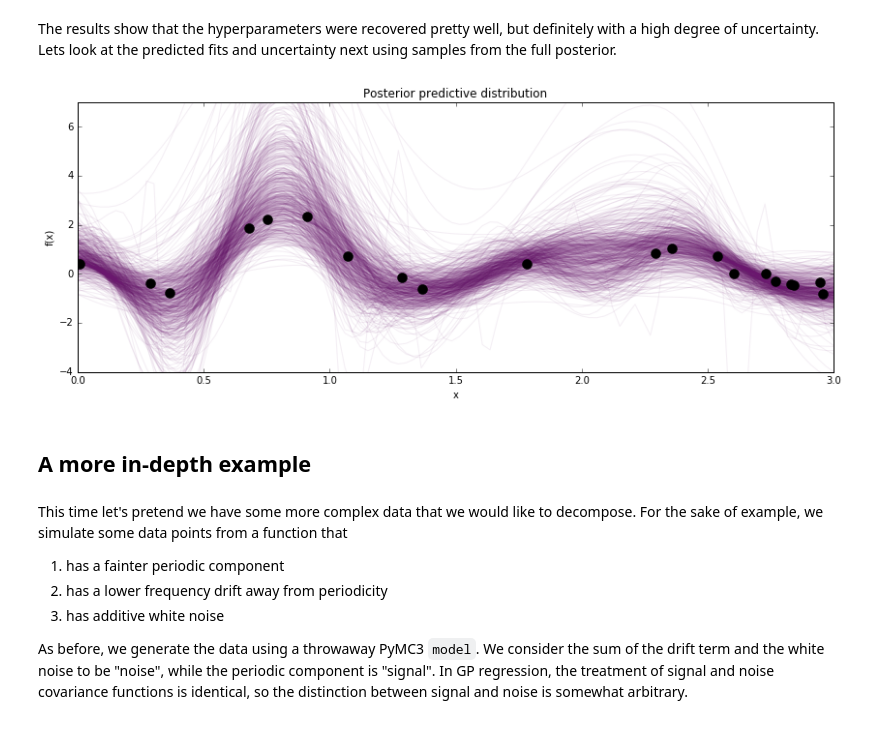
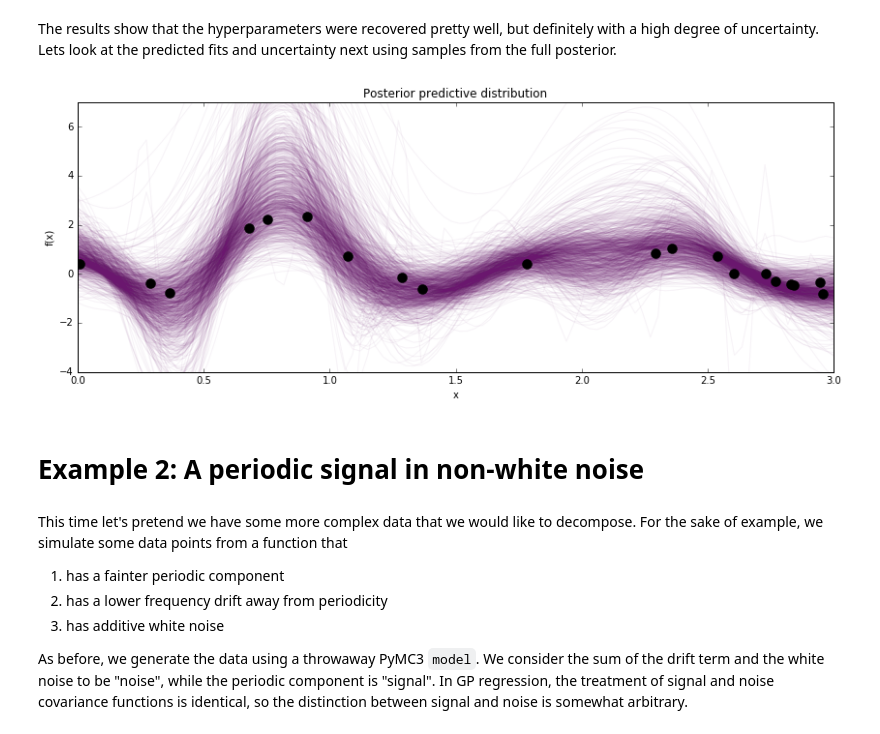
Before and after one commit to se7enstar25/pymc, a Jupyter notebook: docs/source/notebooks/GP-introduction.ipynb, the cells around one changed output. Drawn from its saved outputs; the diff is of its cells as text; code cells hidden in the pictures.

```diff
--- a/docs/source/notebooks/GP-introduction.ipynb
+++ b/docs/source/notebooks/GP-introduction.ipynb
@@ -132,26 +130,26 @@ The results show that the hyperparameters were recovered pretty well, but defini
 # %%
 fig = plt.figure(figsize=(14,5)); ax = fig.add_subplot(111)
 
 # plot random samples from the full predictive posterior
 #   of the fit
-idx = np.random.randint(1000,5000,600)
+idx = np.random.randint(1000,5000,1000)
 for i, ix in enumerate(idx):
     S  = trace[ix]["Sigma"]
     mu = trace[ix]["f"]
 
     yz = np.random.multivariate_normal(mu, S)
-    ax.plot(Z, yz, color=cm(0.3), alpha=0.07)
+    ax.plot(Z, yz, color=cm(0.3), alpha=0.05)
 
 # overlay the observed data
 ax.plot(X, y, 'ok', ms=10);
 ax.set_xlabel("x");
 ax.set_ylabel("f(x)");
 ax.set_title("Posterior predictive distribution")
 ax.set_ylim([-4,7]);
 # %% [output]
-[figure, old version]
+[figure, new version]
-# %% [markdown]
-## A more in-depth example
+# %% [markdown]
+# Example 2: A periodic signal in non-white noise
 # %% [markdown]
 This time let's pretend we have some more complex data that we would like to decompose.  For the sake of example, we simulate some data points from a function that
 1. has a fainter periodic component
```
Also changed, not shown: parts of 5 cells of this notebook.
